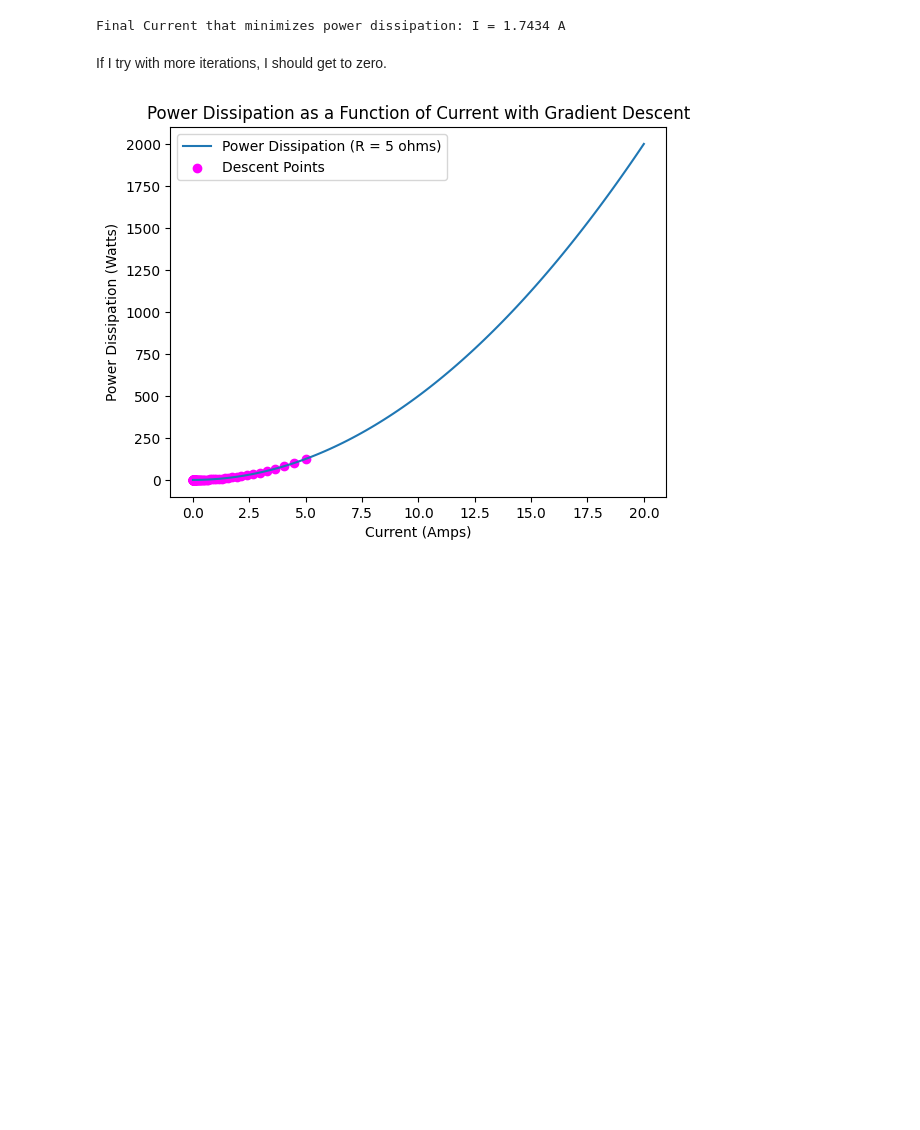
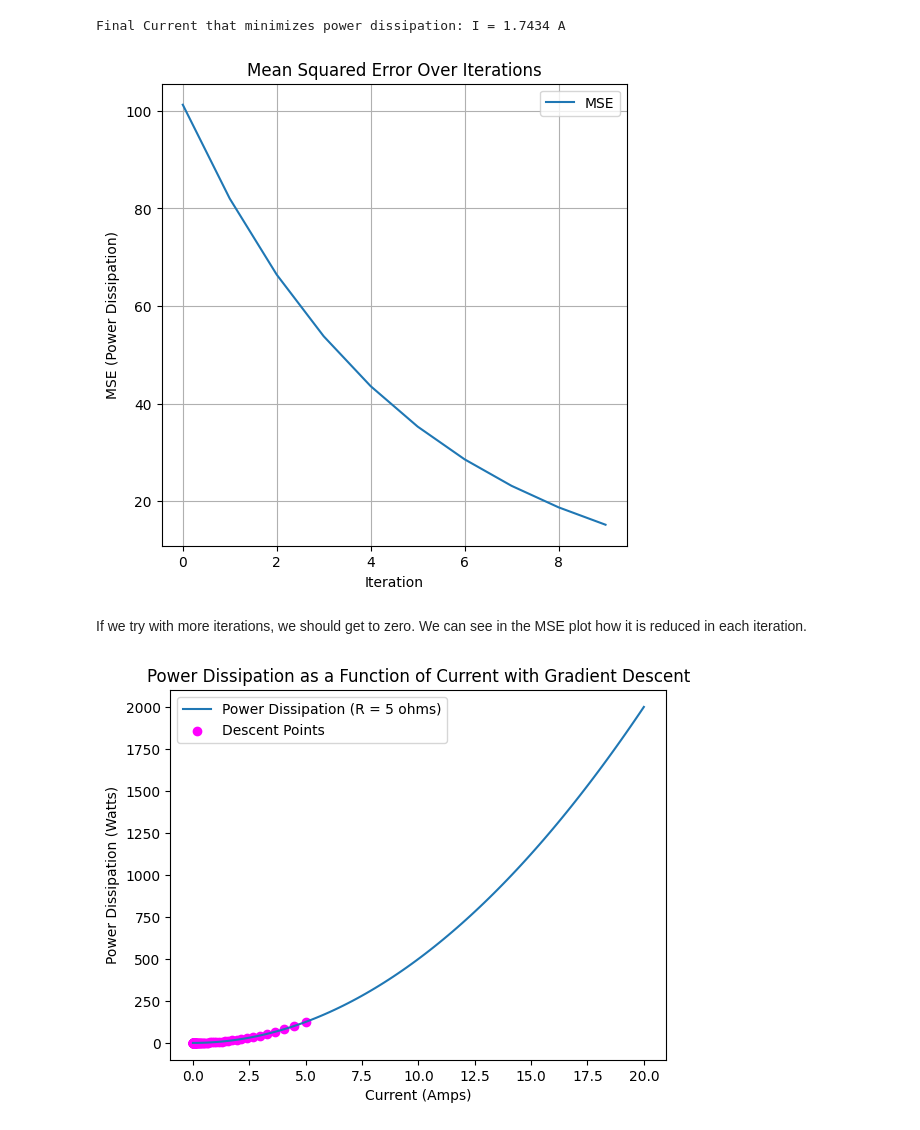
Before and after one commit to calbertiboms/INDE_577, a Jupyter notebook: Supervised Machine Learning/Gradient Descent/Gradient Descent.ipynb, the cells around one changed output. Cells and saved outputs as stored; diff of their text form; code cells hidden in the pictures; blank space fills up the shorter version.

Commit message:
Gradient Descent update

```diff
--- a/Supervised Machine Learning/Gradient Descent/Gradient Descent.ipynb
+++ b/Supervised Machine Learning/Gradient Descent/Gradient Descent.ipynb
@@ -48,6 +37,37 @@ def derivative_descent(derivative, alpha=0.8, I_0=5.0, max_iter=1000):
+# %%
+# Gradient Descent function to find the minimum
+def derivative_descent(derivative, alpha=0.8, I_0=5.0, max_iter=1000):
+    """
+    Gradient Descent function to find the minimum of a function using its derivative.
+
+    Parameters:
+    - derivative: A callable function representing the derivative of the target function to minimize.
+    - alpha (float, optional): The learning rate, which determines the step size in each iteration. Default is 0.8.
+    - I_0 (float, optional): The initial guess for the value of the variable being optimized. Default is 5.0.
+    - max_iter (int, optional): The maximum number of iterations to perform. Default is 1000.
+
+    Returns:
+    - np.array: An array of values representing the progression of the variable being optimized
+                through gradient descent.
+    - list: A list of Mean Squared Errors (MSE) at each iteration.
+    """
+    I_values = [I_0]
+    mse_values = []  # Track Mean Squared Error at each step
+    i = 0
+    while abs(derivative(I_values[-1], R)) > 0.001 and i < max_iter:
+        I_new = I_values[-1] - alpha * derivative(I_values[-1], R)
+        I_values.append(I_new)
+        mse = (I_new ** 2) * R  # Compute MSE as power dissipation
+        mse_values.append(mse)
+        i += 1
+
+    # Convert to numpy array for consistency
+    I_values = np.array(I_values)
+
+    return I_values, mse_values
 # %%
 # Run gradient descent
-I_values = derivative_descent(gradient, alpha=0.01, I_0=5, max_iter=10)
+I_values, mse_values = derivative_descent(gradient, alpha=0.01, I_0=5, max_iter=10)
 # %%
 # Define domain for plotting power dissipation
 I_domain = np.linspace(0, 20, 100)
@@ -68,7 +88,19 @@ print(f"Final Current that minimizes power dissipation: I = {final_I:.4f} A")
 # %% [output]
 [figure]
 Final Current that minimizes power dissipation: I = 1.7434 A
+# %%
+# Plot MSE over iterations
+plt.figure(figsize=(6, 6))
+plt.plot(range(len(mse_values)), mse_values, label="MSE")
+plt.title("Mean Squared Error Over Iterations")
+plt.xlabel("Iteration")
+plt.ylabel("MSE (Power Dissipation)")
+plt.grid(True)
+plt.legend()
+plt.show()
+# %% [output]
+[figure, added]
 # %% [markdown]
-If I try with more iterations, I should get to zero.
+If we try with more iterations, we should get to zero. We can see in the MSE plot how it is reduced in each iteration.
 # %%
 # Run gradient descent
```
Also changed, not shown: parts of 9 cells of this notebook.
